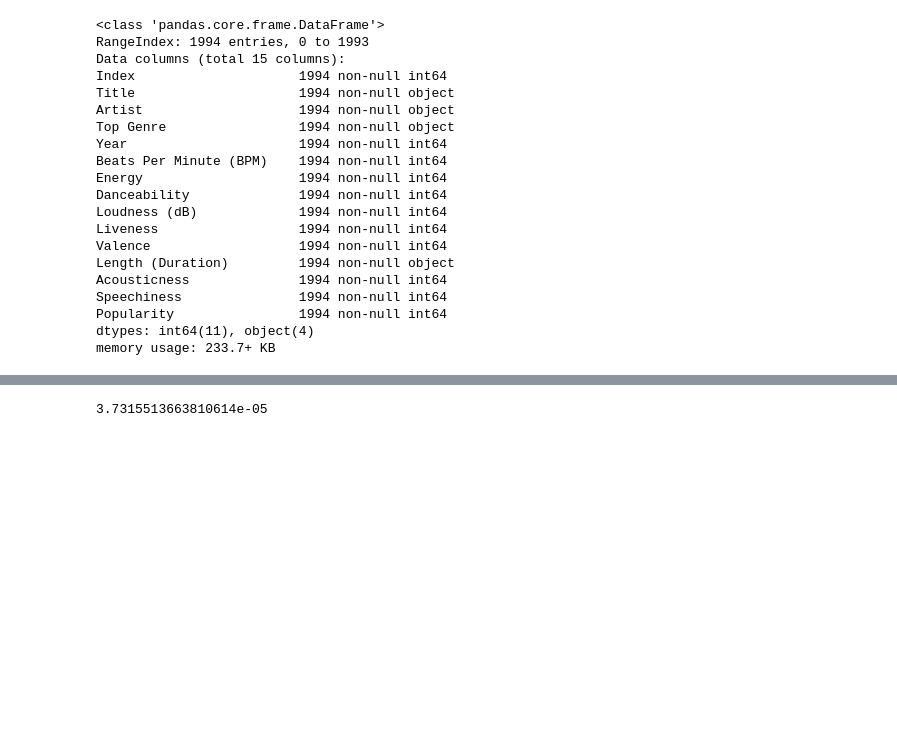
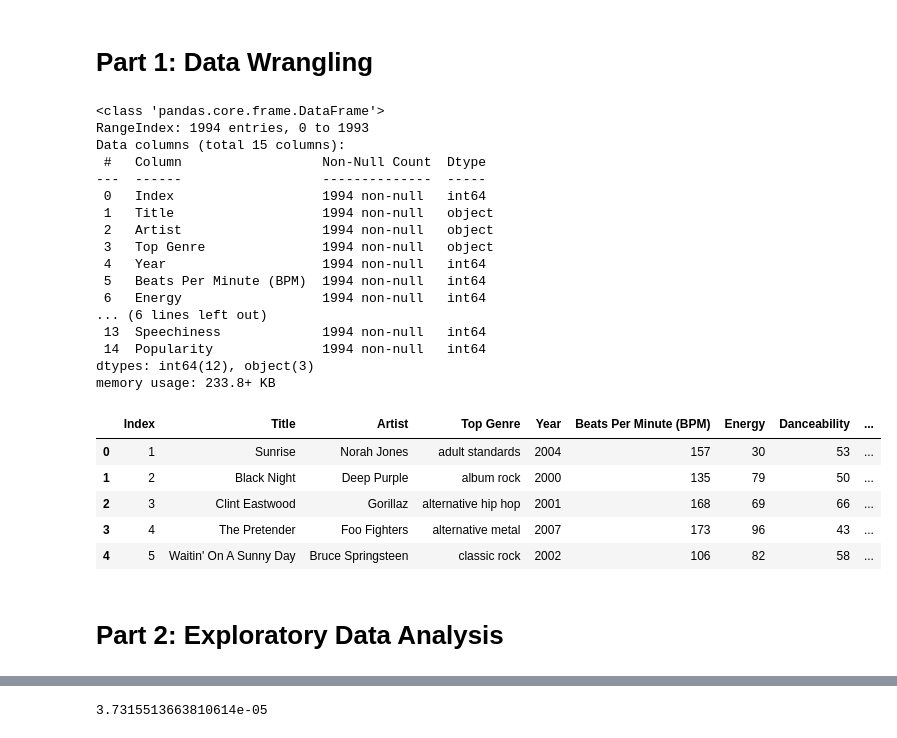
Before and after one commit to aholtz06/CMSC320_Final, a Jupyter notebook: src/Genre_Exploration.ipynb, the cells around one changed output, grey strips where cells are left out. Saved outputs shown, nothing was run; the diff lists cells and outputs as text; code cells hidden in the pictures; blank space fills up the shorter version.

Commit message:
fix data wrangling

```diff
--- a/src/Genre_Exploration.ipynb
+++ b/src/Genre_Exploration.ipynb
@@ -2,29 +3,47 @@
 import pandas as pd
 import matplotlib.pyplot as plt
-# %%
-data = pd.read_csv('../data/Spotify-2000.csv')
-data.info()
-# %% [output]
-<class 'pandas.core.frame.DataFrame'>
-RangeIndex: 1994 entries, 0 to 1993
-Data columns (total 15 columns):
-Index                     1994 non-null int64
-Title                     1994 non-null object
-Artist                    1994 non-null object
-Top Genre                 1994 non-null object
-Year                      1994 non-null int64
-Beats Per Minute (BPM)    1994 non-null int64
-Energy                    1994 non-null int64
-Danceability              1994 non-null int64
-Loudness (dB)             1994 non-null int64
-Liveness                  1994 non-null int64
-Valence                   1994 non-null int64
-Length (Duration)         1994 non-null object
-Acousticness              1994 non-null int64
-Speechiness               1994 non-null int64
-Popularity                1994 non-null int64
-dtypes: int64(11), object(4)
-memory usage: 233.7+ KB
+# %% [markdown]
+Part 1: Data Wrangling
+===
+# %%
+# load data from csv
+data = pd.read_csv('../data/Spotify-2000.csv')
+
+# convert Length (Duration) column to int64 and relabel with units
+data['Length (Duration)'] = data['Length (Duration)'].str.replace(",", "")
+data['Length (Duration)'] = data['Length (Duration)'].astype('int64')
+data = data.rename(columns={'Length (Duration)': 'Duration (Seconds)'})
+
+# display summary information
+data.info()
+data.head()
+# %% [output]
+<class 'pandas.core.frame.DataFrame'>
+RangeIndex: 1994 entries, 0 to 1993
+Data columns (total 15 columns):
+ #   Column                  Non-Null Count  Dtype
+---  ------                  --------------  -----
+ 0   Index                   1994 non-null   int64
+ 1   Title                   1994 non-null   object
+ 2   Artist                  1994 non-null   object
+ 3   Top Genre               1994 non-null   object
+ 4   Year                    1994 non-null   int64
+ 5   Beats Per Minute (BPM)  1994 non-null   int64
+ 6   Energy                  1994 non-null   int64
+... (6 lines left out)
+ 13  Speechiness             1994 non-null   int64
+ 14  Popularity              1994 non-null   int64
+dtypes: int64(12), object(3)
+memory usage: 233.8+ KB
+|  | Index | Title | Artist | Top Genre | Year | Beats Per Minute (BPM) | Energy | Danceability | ... |
+| 0 | 1 | Sunrise | Norah Jones | adult standards | 2004 | 157 | 30 | 53 | ... |
+| 1 | 2 | Black Night | Deep Purple | album rock | 2000 | 135 | 79 | 50 | ... |
+| 2 | 3 | Clint Eastwood | Gorillaz | alternative hip hop | 2001 | 168 | 69 | 66 | ... |
+| 3 | 4 | The Pretender | Foo Fighters | alternative metal | 2007 | 173 | 96 | 43 | ... |
+| 4 | 5 | Waitin' On A Sunny Day | Bruce Springsteen | classic rock | 2002 | 106 | 82 | 58 | ... |
+# %% [markdown]
+Part 2: Exploratory Data Analysis
+===
 # %%
 categories = {}
 for genre in data['Top Genre']:
```
Also changed, not shown: parts of 3 cells of this notebook.
